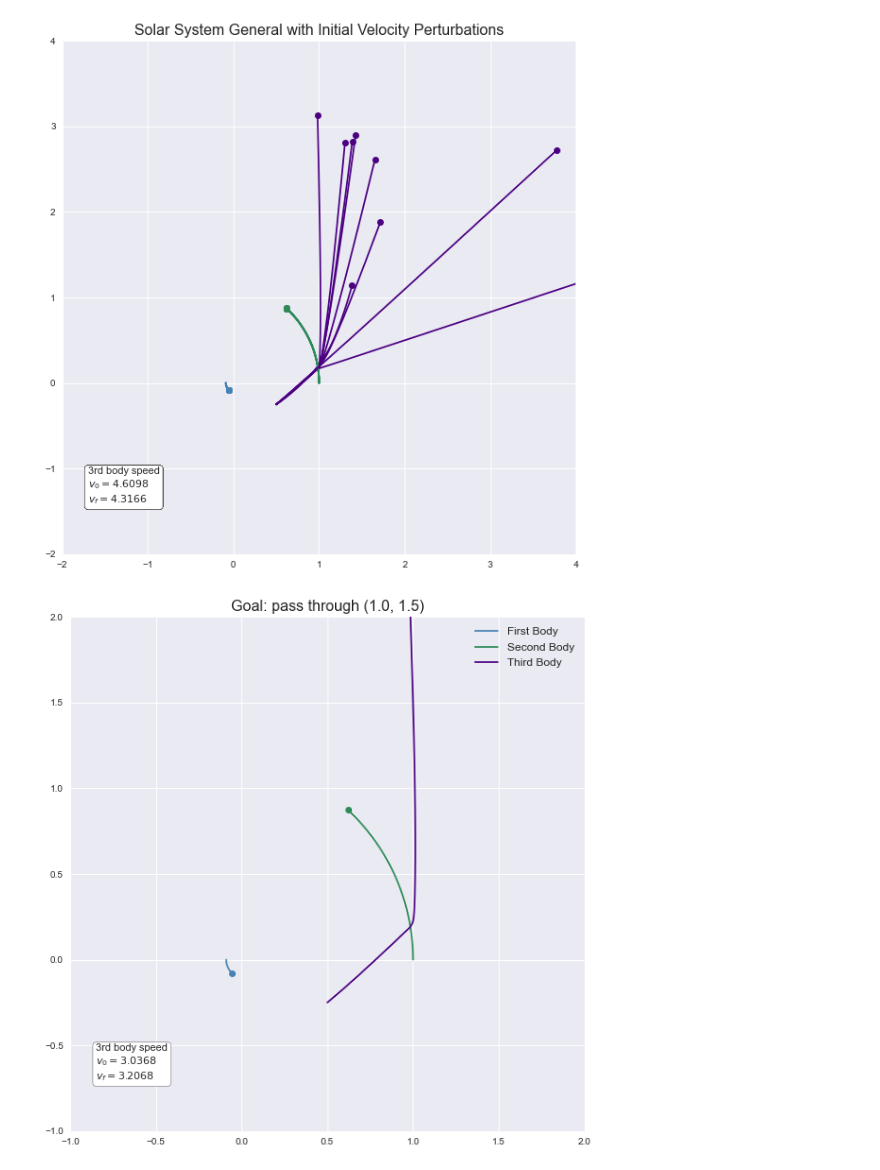
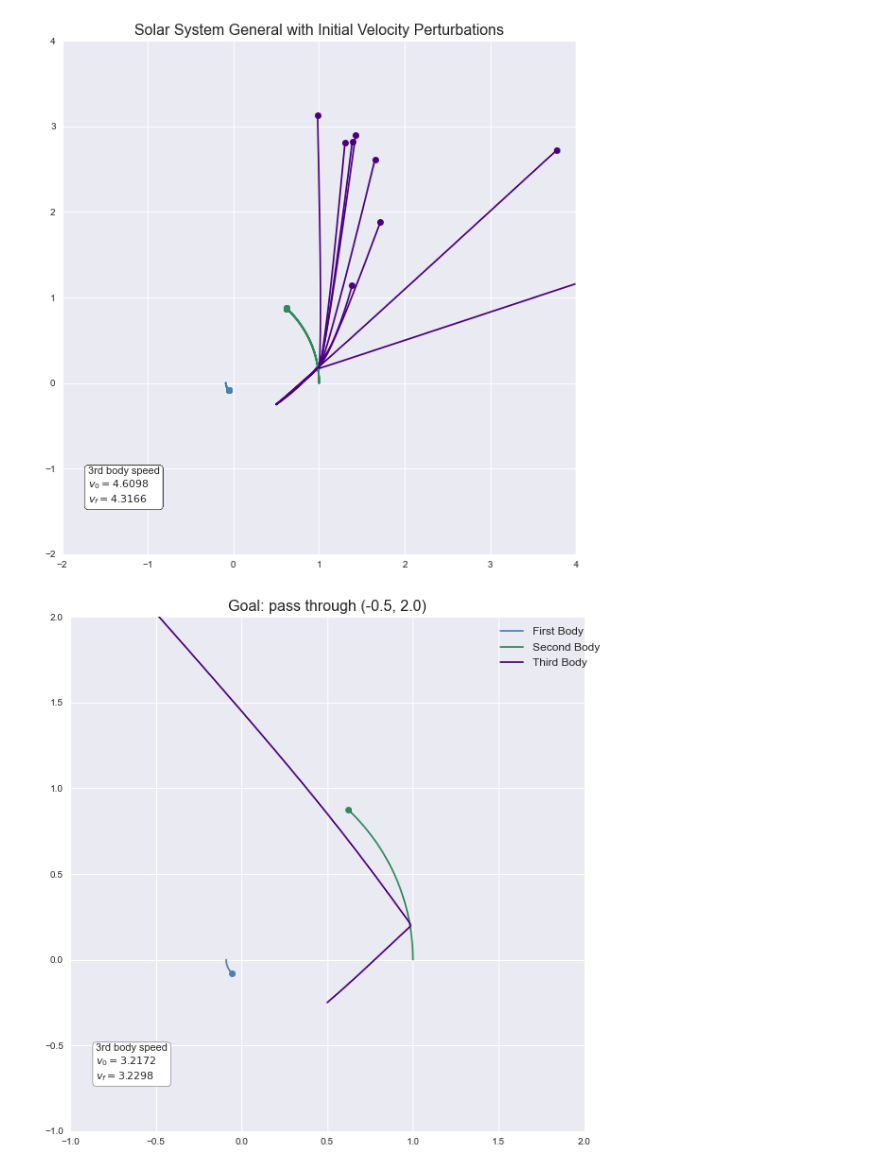
Before and after one commit to samcochran/optimal-spacecraft-control, a Jupyter notebook: Code/project.ipynb, the cells around one changed output. Drawn from its saved outputs; the diff is of its cells as text; code cells hidden in the pictures.

```diff
--- a/Code/project.ipynb
+++ b/Code/project.ipynb
@@ -384,26 +384,26 @@ plt.show()
 # %%
 # Set up initial conditions and parameters
 t0 = 0
 tf = 1
 N = 1000
 init = np.array([-.09, 0, 0, # Position 1
                  1, 0, 0, # Position 2
                  .5, -.25, 0, # Position 3
                  0, -.09, 0, # Velocity/Momentum 1
                  0, 1, 0, # Velocity/Momentum 2
                  2.5, 2, 0]) # Velocity 3
 
-goal = np.array([1, 1.5, 0])
+goal = np.array([-.5, 2, 0])
 init = guide(goal, init, t0, tf, N, m = [1, .09, .0001])
 
 # Solve the system
 sol = simulate_mechanics_general(init, (t0, tf), t_eval=np.linspace(t0, tf, N), m = [1, .09, .0001])
 
 # Plot and animate
 plot_solution(sol, 'Goal: pass through ' + str(tuple(goal[:-1])), lim=(-1, 2))
 
 plt.ioff()
-animate_solution(sol, 'Goal: pass through ' + str(tuple(goal[:-1])), 'guided', skip=10, lim=(-2, 4), show_quivers=False, interval=80)
+animate_solution(sol, 'Goal: pass through ' + str(tuple(goal[:-1])), 'guided3', skip=10, lim=(-1, 2), show_quivers=False, interval=80)
 plt.close()
 # %% [output]
-[figure, old version]
+[figure, new version]
```
Also changed, not shown: parts of 2 cells of this notebook, 12 other files.
